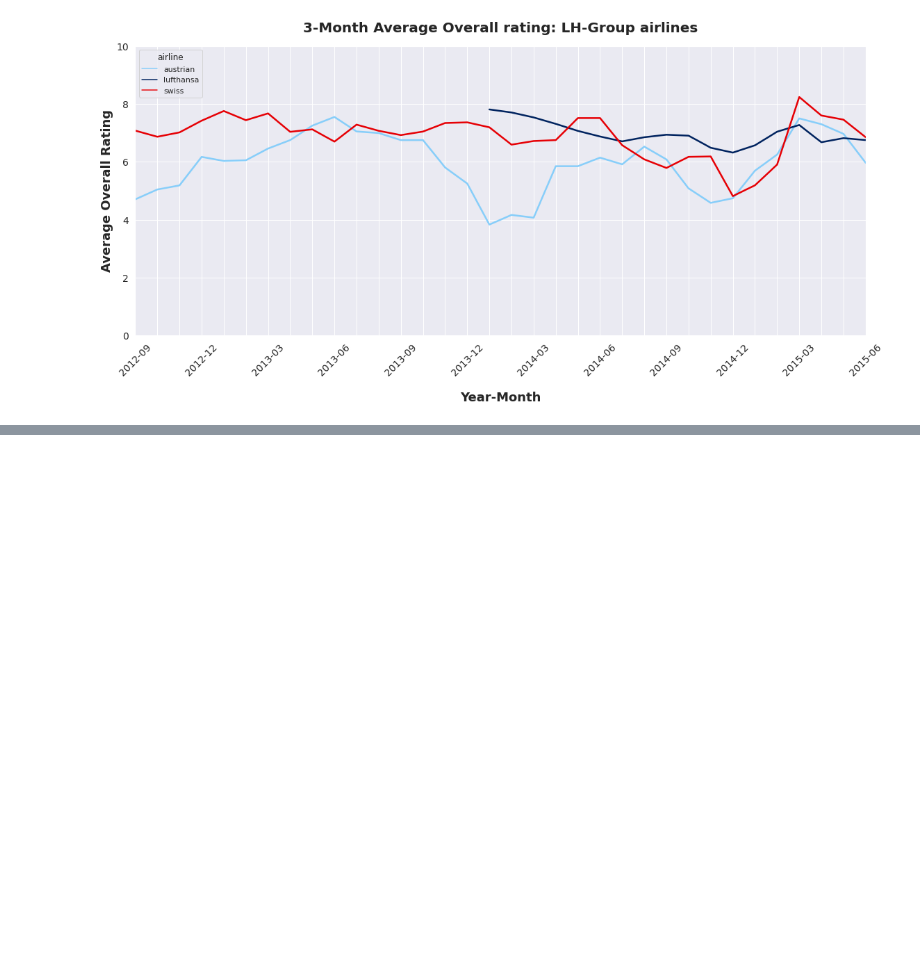
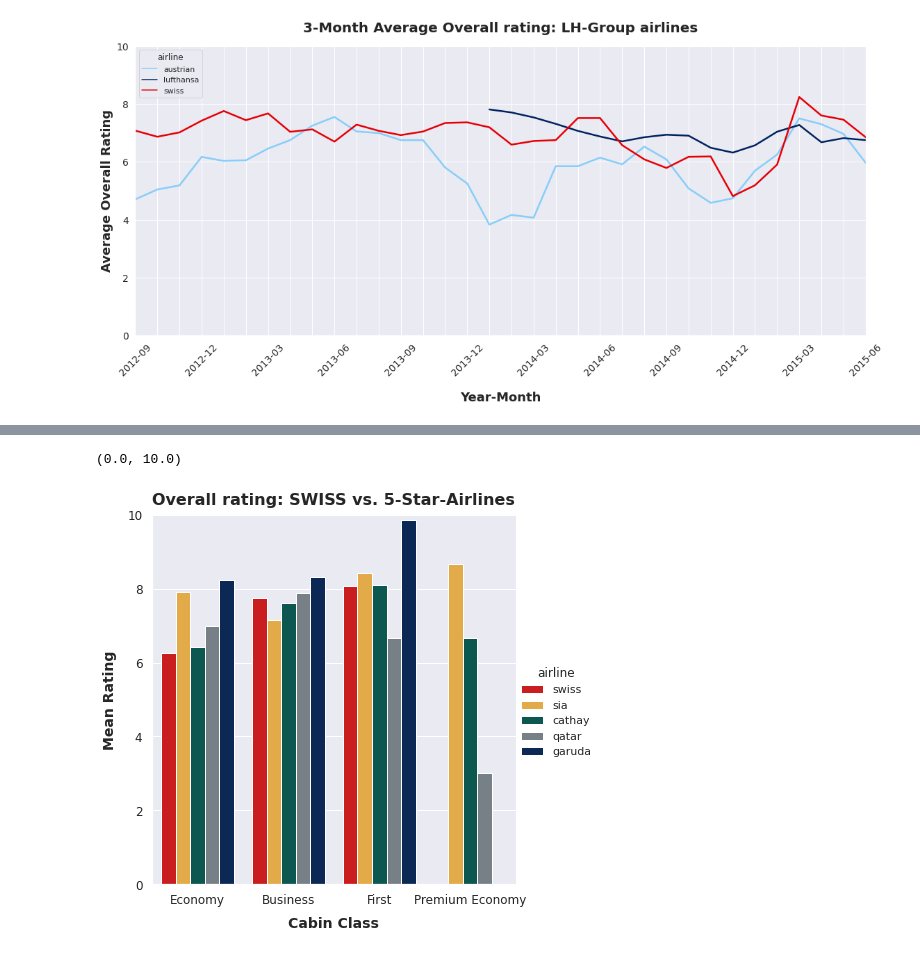
Before and after one commit to gremue/skytrax_analysis, a Jupyter notebook: Analysis.ipynb, the cells around one changed output, grey strips where cells are left out. Cells and saved outputs as stored; diff of their text form; code cells hidden in the pictures; blank space fills up the shorter version.

```diff
--- a/Analysis.ipynb
+++ b/Analysis.ipynb
@@ -13,13 +29,4 @@ import seaborn as sns
 # %%
-# set number of rows to display for a pandas dataframe
-pd.set_option('display.max_rows', 20)
-
-# seaborn default style
-sns.set_theme(style="darkgrid")
-
-pos = '#FF7518' # pumpkin orange
-neg = '#18A2FF' # complementary color
-
 # Corporate colors for airlines from https://www.schemecolor.com/
 
 # LH Group
@@ -48,9 +55,9 @@ britishBlue = '#0035AD'
 
 groupPalette = {'lufthansa' : lufthansaBlue, 'swiss' : swissRed, 'austrian' : austrianBlue}
 
-fiveStarPalette = {'swiss' : swissRed, 'singapore' : siaOrange,
+fiveStarPalette = {'swiss' : swissRed, 'sia' : siaOrange,
                    'cathay' : cathayGreen, 'qatar' : qatarGrey, 'garuda' : garudaBlue}
 
 legacyPalette = {'swiss' : swissRed, 'american' : americanGray, 'united' : unitedBlue, 'delta' : deltaBlue}
 
-europePalette = {'swiss' : swissRed, 'airfrance' : afRed, 'klm' : klmBlue, 'british' : britishBlue}
+europeanPalette = {'swiss' : swissRed, 'airfrance' : afRed, 'klm' : klmBlue, 'british' : britishBlue}
@@ -766,15 +740,18 @@ g.fig.tight_layout()
 # %%
 g = sns.catplot(
     data=fiveStarSet, kind="bar",
-    x="cabin_flown", y="overall_rating", hue="Airline", palette=fiveStarPalette,
+    x="cabin_flown", y="overall_rating", hue="airline", palette=fiveStarPalette,
     height=6, ci=None, #legend_out=False
 )
 
-g.ax.set_xlabel('Cabin Class', fontsize=14)
-g.ax.set_ylabel('Overall Rating', fontsize=14)
-g.ax.set_title('Overall rating: SWISS vs. 5-Star Airlines',fontsize=16)
+g.ax.set_xlabel('Cabin Class', fontsize=14, fontweight='bold', labelpad=10)
+g.ax.set_ylabel('Mean Rating', fontsize=14, fontweight='bold', labelpad=10)
+g.ax.set_title('Overall rating: SWISS vs. 5-Star-Airlines',fontsize=16, fontweight='bold', pad=10)
+g.ax.tick_params(axis='both', which='major', labelsize=12)
 g.ax.set_ylim(0,10)
-#g.fig.tight_layout()
+# %% [output]
+(0.0, 10.0)
+[figure, added]
 # %%
 g = sns.catplot(
     data=legacySet, kind="bar",
```
Also changed, not shown: parts of 106 cells of this notebook.
